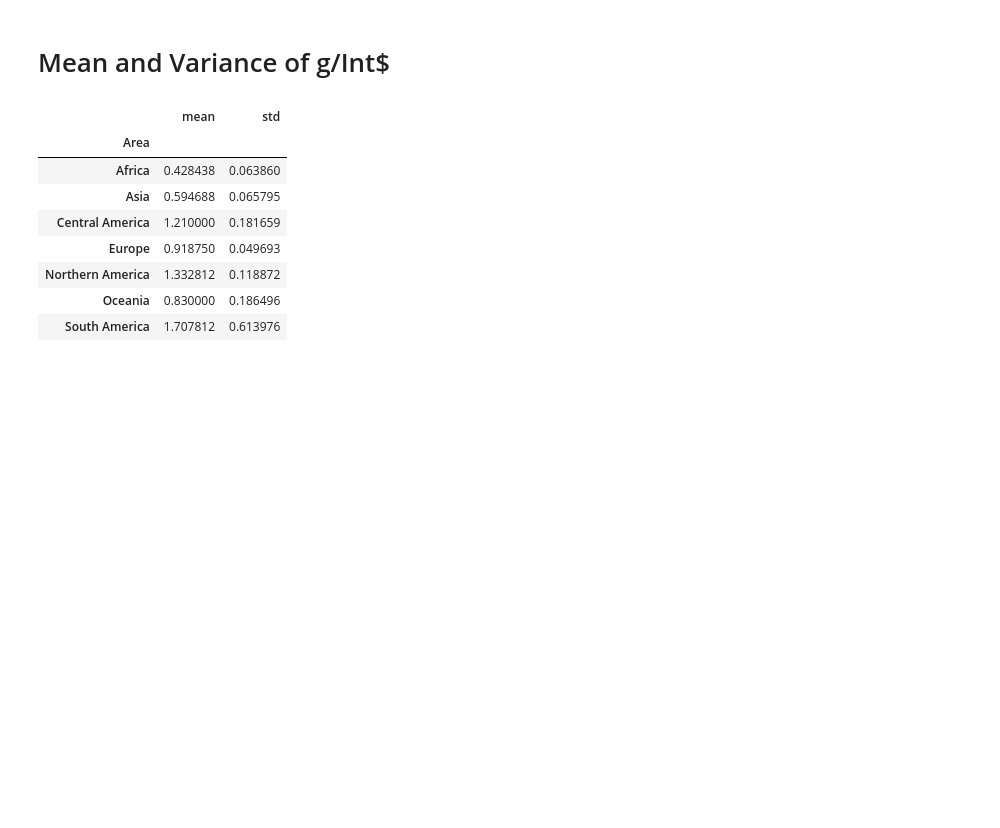
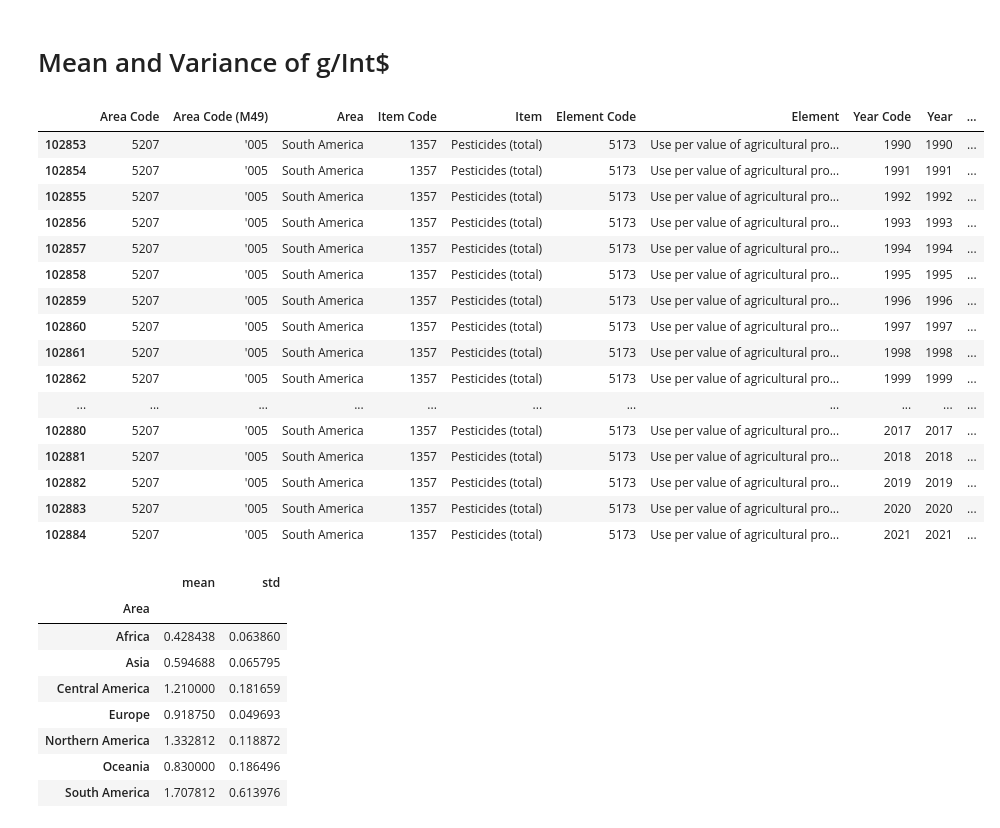
Before and after one commit to TaufiqIslamProtick/pesticide-data-analysis, a Jupyter notebook: source.ipynb, the cells around one changed output. Cells and saved outputs as stored; diff of their text form; code cells hidden in the pictures; blank space fills up the shorter version.

```diff
--- a/source.ipynb
+++ b/source.ipynb
@@ -14,3 +16,23 @@ filtered_df = df[df['Area'].isin(continents_to_filter)]
+# %%
+temp
+# %% [output]
+|  | Area Code | Area Code (M49) | Area | Item Code | Item | Element Code | Element | Year Code | Year | ... |
+| 102853 | 5207 | '005 | South America | 1357 | Pesticides (total) | 5173 | Use per value of agricultural pro... | 1990 | 1990 | ... |
+| 102854 | 5207 | '005 | South America | 1357 | Pesticides (total) | 5173 | Use per value of agricultural pro... | 1991 | 1991 | ... |
+| 102855 | 5207 | '005 | South America | 1357 | Pesticides (total) | 5173 | Use per value of agricultural pro... | 1992 | 1992 | ... |
+| 102856 | 5207 | '005 | South America | 1357 | Pesticides (total) | 5173 | Use per value of agricultural pro... | 1993 | 1993 | ... |
+| 102857 | 5207 | '005 | South America | 1357 | Pesticides (total) | 5173 | Use per value of agricultural pro... | 1994 | 1994 | ... |
+| 102858 | 5207 | '005 | South America | 1357 | Pesticides (total) | 5173 | Use per value of agricultural pro... | 1995 | 1995 | ... |
+| 102859 | 5207 | '005 | South America | 1357 | Pesticides (total) | 5173 | Use per value of agricultural pro... | 1996 | 1996 | ... |
+| 102860 | 5207 | '005 | South America | 1357 | Pesticides (total) | 5173 | Use per value of agricultural pro... | 1997 | 1997 | ... |
+| 102861 | 5207 | '005 | South America | 1357 | Pesticides (total) | 5173 | Use per value of agricultural pro... | 1998 | 1998 | ... |
+| 102862 | 5207 | '005 | South America | 1357 | Pesticides (total) | 5173 | Use per value of agricultural pro... | 1999 | 1999 | ... |
+| ... | ... | ... | ... | ... | ... | ... | ... | ... | ... | ... |
+| 102880 | 5207 | '005 | South America | 1357 | Pesticides (total) | 5173 | Use per value of agricultural pro... | 2017 | 2017 | ... |
+| 102881 | 5207 | '005 | South America | 1357 | Pesticides (total) | 5173 | Use per value of agricultural pro... | 2018 | 2018 | ... |
+| 102882 | 5207 | '005 | South America | 1357 | Pesticides (total) | 5173 | Use per value of agricultural pro... | 2019 | 2019 | ... |
+| 102883 | 5207 | '005 | South America | 1357 | Pesticides (total) | 5173 | Use per value of agricultural pro... | 2020 | 2020 | ... |
+| 102884 | 5207 | '005 | South America | 1357 | Pesticides (total) | 5173 | Use per value of agricultural pro... | 2021 | 2021 | ... |
 # %%
 grouped_stats = filtered_df.groupby('Area')['Value'].agg(['mean', 'std'])
 grouped_stats
```
Also changed, not shown: parts of 28 cells of this notebook.
